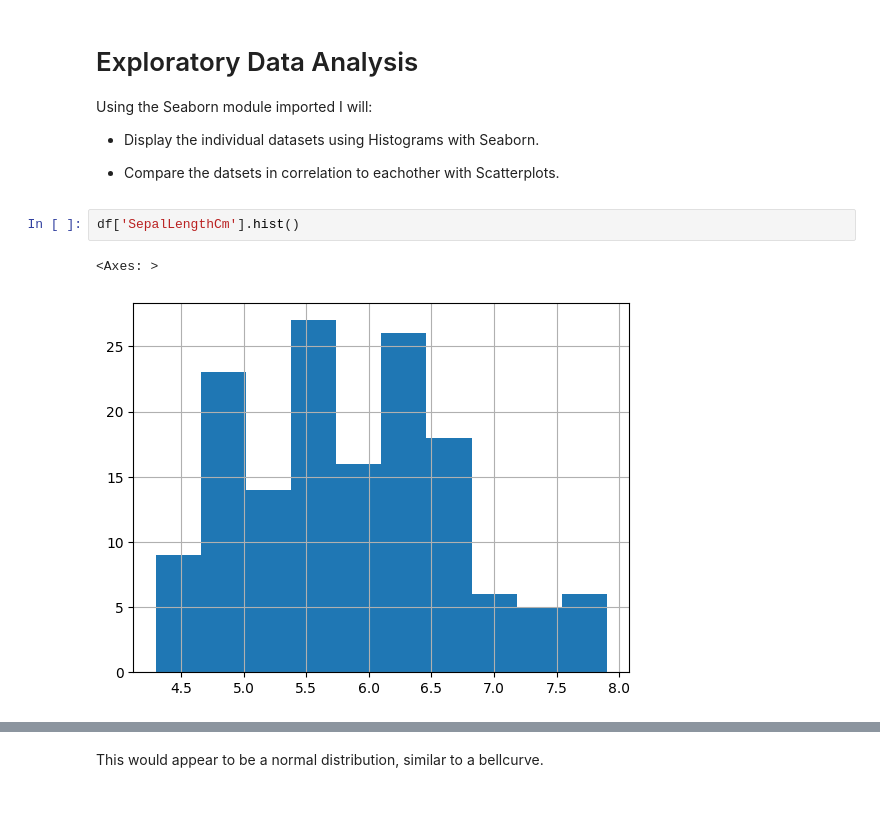
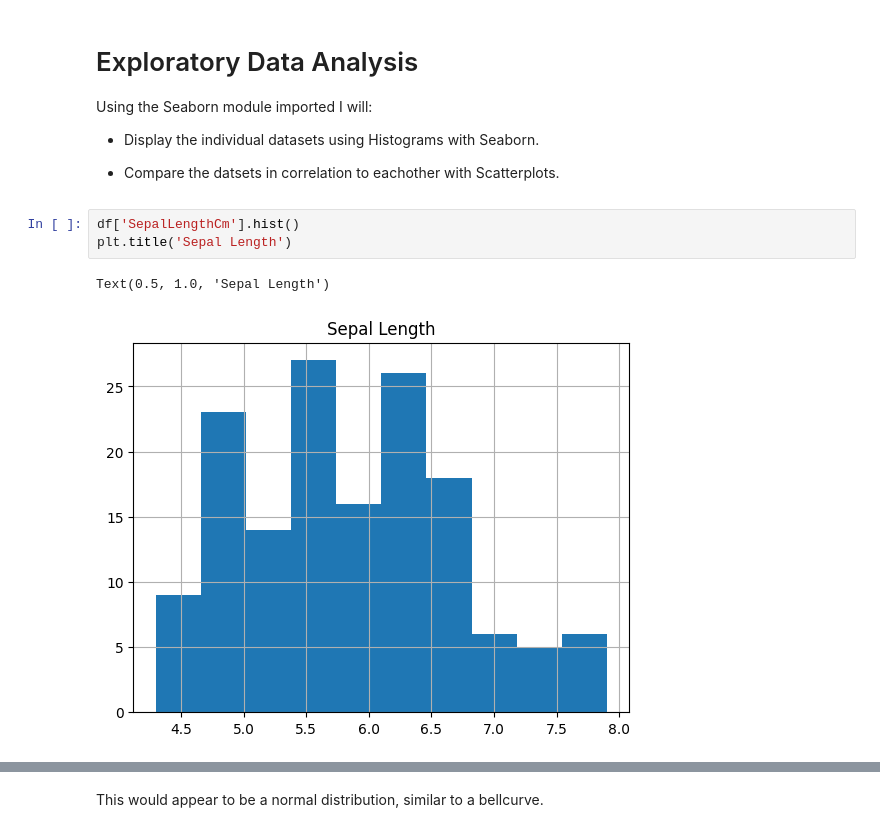
Before and after one commit to Emmet-Devaney/pands-project, a Jupyter notebook: Iris-Dataset-Analysis.ipynb, the cells around one changed output, grey strips where cells are left out. Saved outputs shown, nothing was run; the diff lists cells and outputs as text; blank space fills up the shorter version.

```diff
--- a/Iris-Dataset-Analysis.ipynb
+++ b/Iris-Dataset-Analysis.ipynb
@@ -89,8 +89,9 @@ Using the Seaborn module imported I will:
 - Compare the datsets in correlation to eachother with Scatterplots.
 # %%
 df['SepalLengthCm'].hist()
+plt.title('Sepal Length')
 # %% [output]
-<Axes: >
+Text(0.5, 1.0, 'Sepal Length')
-[figure, old version]
+[figure, new version]
 # %%
 df['SepalWidthCm'].hist()
```
Also changed, not shown: parts of 3 cells of this notebook, 2 other files.
